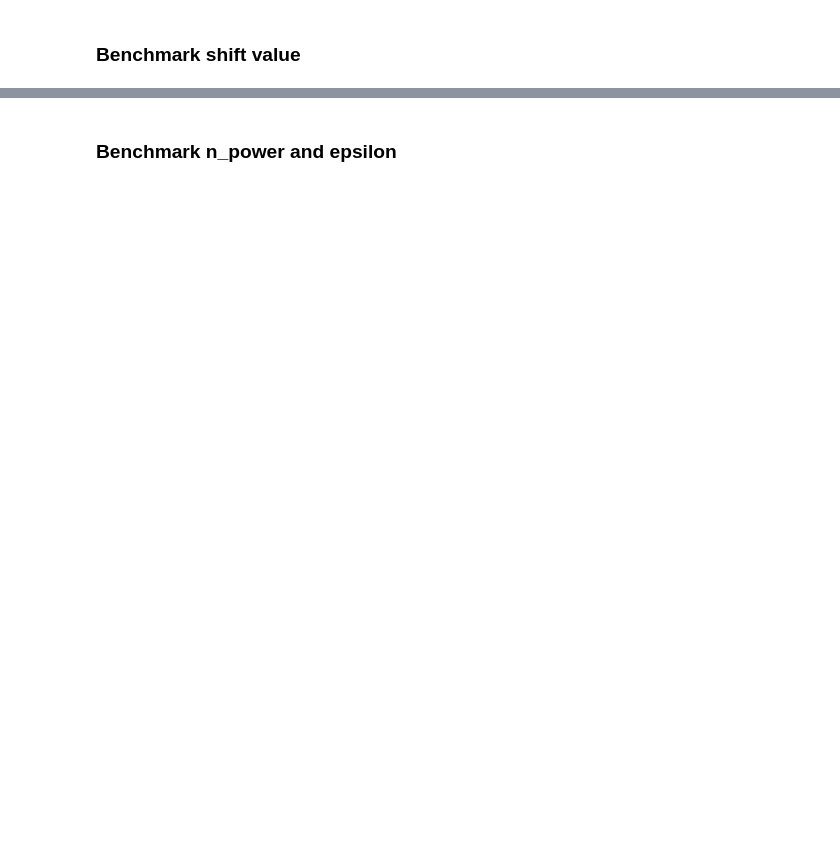
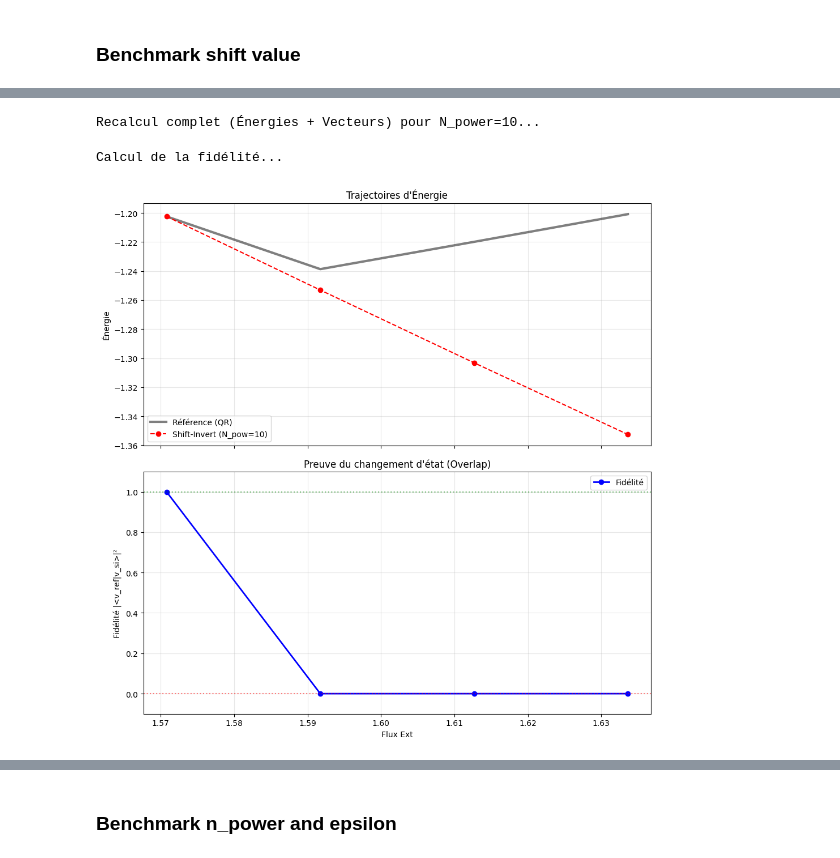
Before and after one commit to Grucciman/TR-Control, a Jupyter notebook: Internship/Kite shift invert/shift_invert_kite.ipynb, the cells around one changed output, grey strips where cells are left out. Drawn from its saved outputs; the diff is of its cells as text; code cells hidden in the pictures; blank space fills up the shorter version.

```diff
--- a/Internship/Kite shift invert/shift_invert_kite.ipynb
+++ b/Internship/Kite shift invert/shift_invert_kite.ipynb
@@ -866,0 +524,70 @@ Offset 4.4e-10 : Temps = 1.77s | Max Err = 5.92e-08 | Iter moy = 27.3
+# %%
+import matplotlib.pyplot as plt
+import numpy as np
+from tqdm import tqdm
+
+# 1. Paramètres du "Best Case"
+target_shift = 1e-5
+best_npow = 10
+
+print(f"Recalcul complet (Énergies + Vecteurs) pour N_power={best_npow}...")
+
+# 2. On lance le calcul en récupérant bien 'Vs' cette fois
+Es_final, Vs_final = get_branch_jax(
+    my_wrapper,
+    E_init,
+    v_init,
+    flux_tabs,
+    shift=target_shift,
+    tol=1e-14,       # Haute précision
+    tol_exit=1e-14,
+    N_power=best_npow
+)
+
+# 3. Calcul de la Fidélité (Overlap)
+overlaps = []
+print("Calcul de la fidélité...")
+
+for i in range(len(flux_tabs)):
+    # A. Vecteur Ref (QR - Adiabatique)
+    # On aplatit pour être sûr (N,)
+    v_ref = ref_evecs[i, :, target_branch_idx].flatten()
+
+    # B. Vecteur Shift-Invert (Diabatique ?)
+    # Vs_final est une liste, on prend l'élément i et on aplatit
+    v_si = np.array(Vs_final[i]).flatten()
+
+    # C. Produit scalaire : |<v_ref | v_si>|^2
+    # np.vdot gère correctement le conjugué complexe pour les vecteurs complexes
+    overlap = np.vdot(v_ref, v_si)
+    fidelity = np.abs(overlap)**2
+    overlaps.append(fidelity)
+
+# 4. Visualisation du "Divorce"
+fig, (ax1, ax2) = plt.subplots(2, 1, figsize=(10, 10), sharex=True)
+
+# Graphique du Haut : Énergies
+ax1.plot(flux_tabs, ref_branch_energies, 'k-', linewidth=3, alpha=0.5, label='Référence (QR)')
+ax1.plot(flux_tabs, Es_final, 'r--o', label=f'Shift-Invert (N_pow={best_npow})')
+ax1.set_ylabel('Énergie')
+ax1.set_title('Trajectoires d\'Énergie')
+ax1.legend()
+ax1.grid(True, alpha=0.3)
+
+# Graphique du Bas : Fidélité
+ax2.plot(flux_tabs, overlaps, 'b-o', linewidth=2, label='Fidélité')
+ax2.set_ylabel('Fidélité |<v_ref|v_si>|²')
+ax2.set_xlabel('Flux Ext')
+ax2.set_title('Preuve du changement d\'état (Overlap)')
+ax2.set_ylim(-0.1, 1.1) # Pour bien voir 0 et 1
+ax2.axhline(1.0, color='green', linestyle=':', alpha=0.5)
+ax2.axhline(0.0, color='red', linestyle=':', alpha=0.5)
+ax2.legend()
+ax2.grid(True, alpha=0.3)
+
+plt.tight_layout()
+plt.show()
+# %% [output]
+Recalcul complet (Énergies + Vecteurs) pour N_power=10...
+Calcul de la fidélité...
+[figure, added]
```
Also changed, not shown: parts of 44 cells of this notebook.
